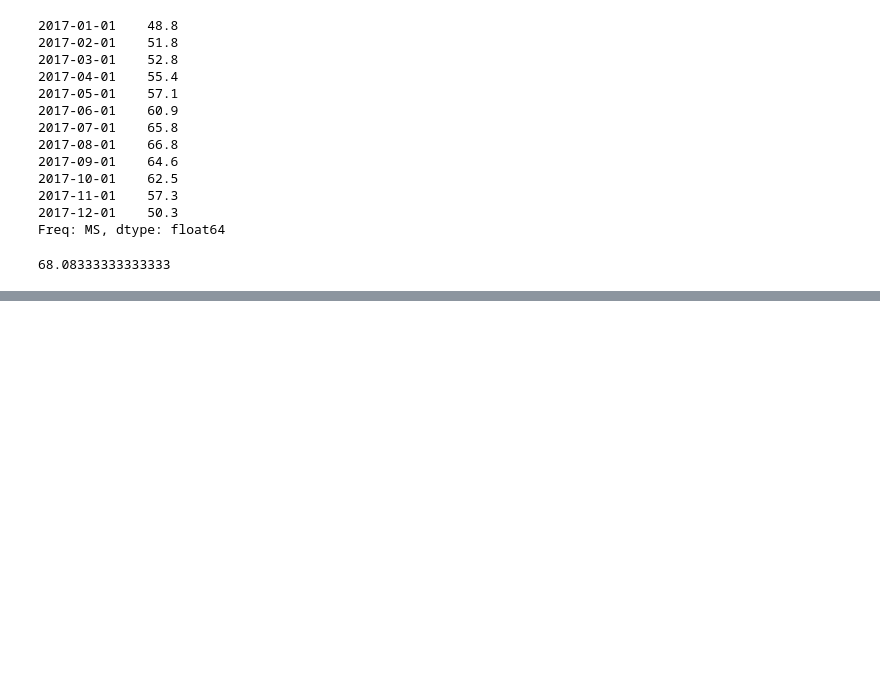
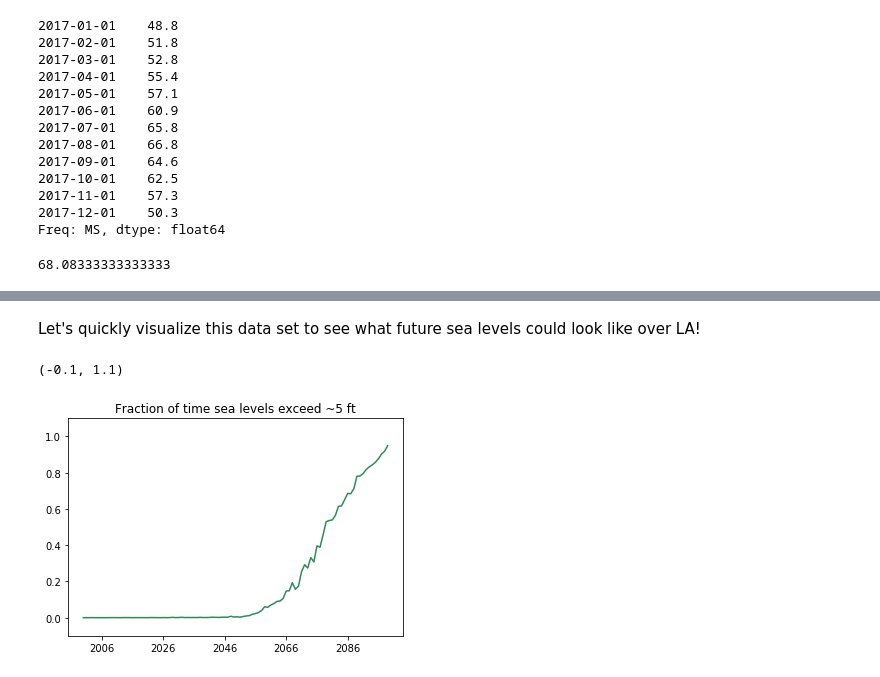
Before and after one commit to neil-berg/climate-data-analyses, a Jupyter notebook: lectures/AOS51_2019W_#2_KEY.ipynb, the cells around one changed output, grey strips where cells are left out. Cells and saved outputs as stored; diff of their text form; code cells hidden in the pictures; blank space fills up the shorter version.

Commit message:
through csv read-in

```diff
--- a/lectures/AOS51_2019W_#2_KEY.ipynb
+++ b/lectures/AOS51_2019W_#2_KEY.ipynb
@@ -510,0 +527,3 @@ max     3.710000  15.970000   4.930000
+# %%
+slr_df = pd.read_csv('/Users/nberg/AOS51/data/slr_rcp85_la.csv', sep=',', index_col=0, parse_dates=True)
+slr_df
@@ -510,0 +550,12 @@ max     3.710000  15.970000   4.930000
+# %% [markdown]
+Let's quickly visualize this data set to see what future sea levels could look like over LA!
+# %%
+years = slr_df.index;
+sea_levels = slr_df['slr']
+
+plt.plot(years, sea_levels, color='seagreen')
+plt.title('Fraction of time sea levels exceed ~5 ft')
+plt.ylim(-0.1,1.1)
+# %% [output]
+(-0.1, 1.1)
+[figure, added]
```
Also changed, not shown: parts of 37 cells of this notebook.
